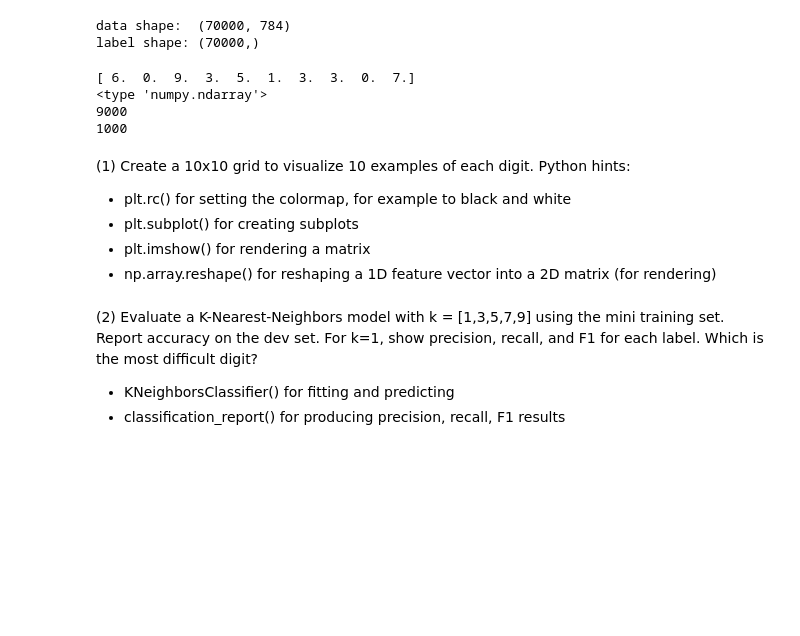
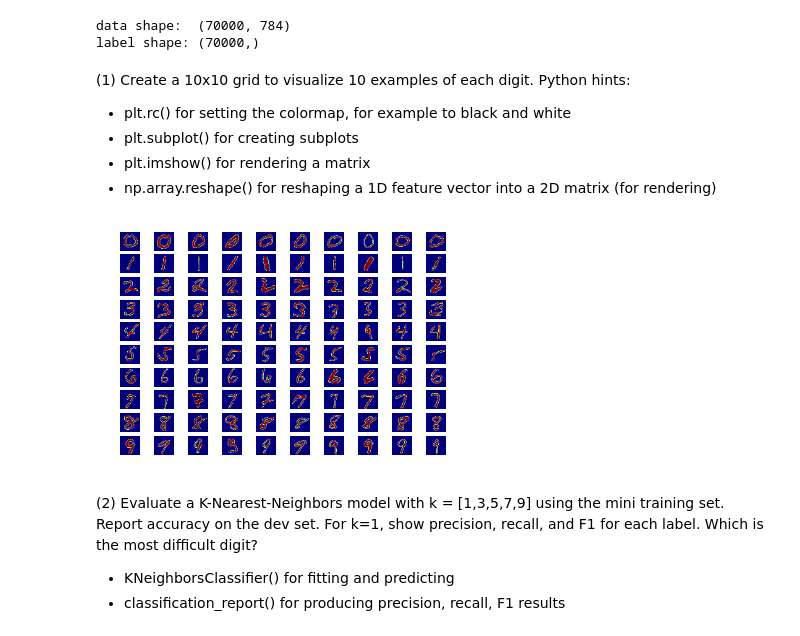
Before and after one commit to divpat18/w207, a Jupyter notebook: divyang_prateek_p1.ipynb, the cells around one changed output. Drawn from its saved outputs; the diff is of its cells as text; code cells hidden in the pictures; blank space fills up the shorter version.

```diff
--- a/divyang_prateek_p1.ipynb
+++ b/divyang_prateek_p1.ipynb
@@ -60,16 +60,6 @@ mini_train_data, mini_train_labels = X[:1000], Y[:1000]
 # %% [output]
 data shape:  (70000, 784)
 label shape: (70000,)
-# %%
-print test_labels[0:10]
-print type(test_labels)
-print test_labels.size
-print mini_train_labels.size
-# %% [output]
-[ 6.  0.  9.  3.  5.  1.  3.  3.  0.  7.]
-<type 'numpy.ndarray'>
-9000
-1000
 # %% [markdown]
 (1) Create a 10x10 grid to visualize 10 examples of each digit. Python hints:
 
@@ -80,43 +70,40 @@ print mini_train_labels.size
 # %%
 def P1(num_examples=10):
 
 ### STUDENT START ###
     count_list = [0]*10
+    plotting_data = np.zeros((10,10,784),dtype=float)
     complete = False
-    labels = test_labels.astype(int)
-    for i in range(test_labels.size):
+    labels = train_labels.astype(int)
+
+    #Going through the data and getting samples to plot
+    for i in range(train_labels.size):
         if(not complete):
-            #print 'i ', i, 'Complete: ', complete
             value = labels[i]
-            if(count_list[value]<num_examples ):
+            if(count_list[value]<num_examples):
+
+                #Saving features for digits to plot.
+                plotting_data[value][count_list[value]] = train_data[i]
                 count_list[value] +=1
-                #plt.subplots(10,10)
-                #plt.imshow(np.ndarray.reshape(test_data[value],[28,28],order='C'))
+
+            #To check if we have all the required examples
             complete = count_list[0] == num_examples and count_list[1] == num_examples and count_list[2] == num_examples and count_list[3] == num_examples and count_list[4] == num_examples and count_list[5] == num_examples and count_list[6] == num_examples and count_list[7] == num_examples and count_list[8] == num_examples and count_list[9] == num_examples
         else:
             break
-    print count_list
-#     digits = list(range(10))
-#     examples = np.empty([10,10])
-#     pick_count = num_examples*10
-#     index =0
-#     print examples.shape
-#     while (pick_count>0):
-#         value = test_labels[index]
-#         print index
-#         print value
-#         if(np.ndarray.size(examples[value])<num_examples):
-#             #print value
-#             pick_count-=1
-#         index+=1
-#     print 'end while loop'
-    #plt.subplots(10,10)
-    #plt.imshow(np.ndarray.reshape(test_data[0],[28,28],order='C'))
-    #plt.plot(np.array.reshape(test_data(0,)))
 
+
+    #Plotting examples
+    fig = plt.figure()
+    for row in range(10):
+        for column in range(10):
+            plt.subplot(10,10,(row*10+column)+1)
+            plt.imshow(np.ndarray.reshape(plotting_data[row][column],[28,28]))
+            plt.axis('off')
 ### STUDENT END ###
 
 P1(10)
+# %% [output]
+[figure, added]
 # %% [markdown]
 (2) Evaluate a K-Nearest-Neighbors model with k = [1,3,5,7,9] using the mini training set. Report accuracy on the dev set. For k=1, show precision, recall, and F1 for each label. Which is the most difficult digit?
 
```
Also changed, not shown: parts of 22 cells of this notebook.
